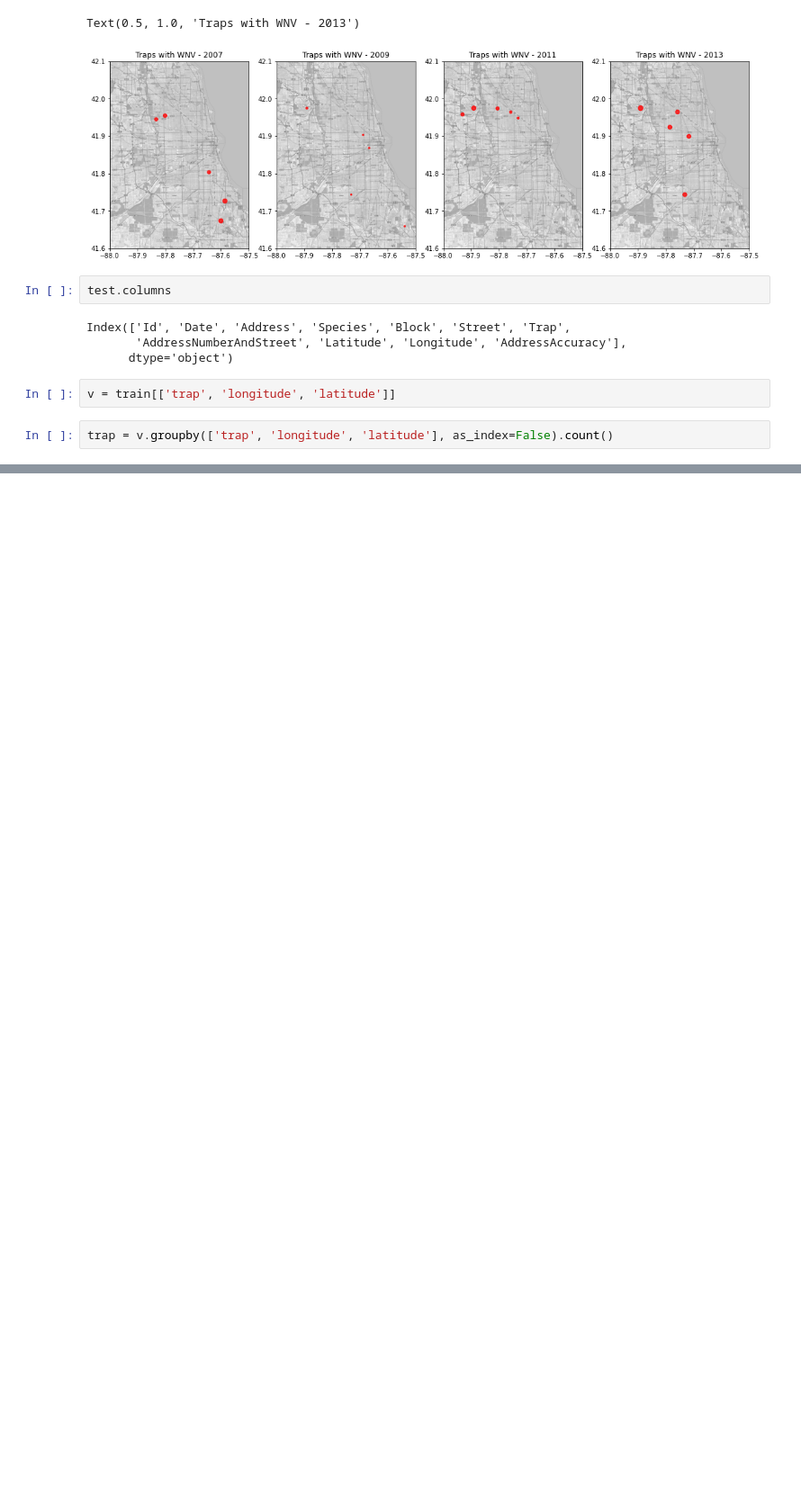
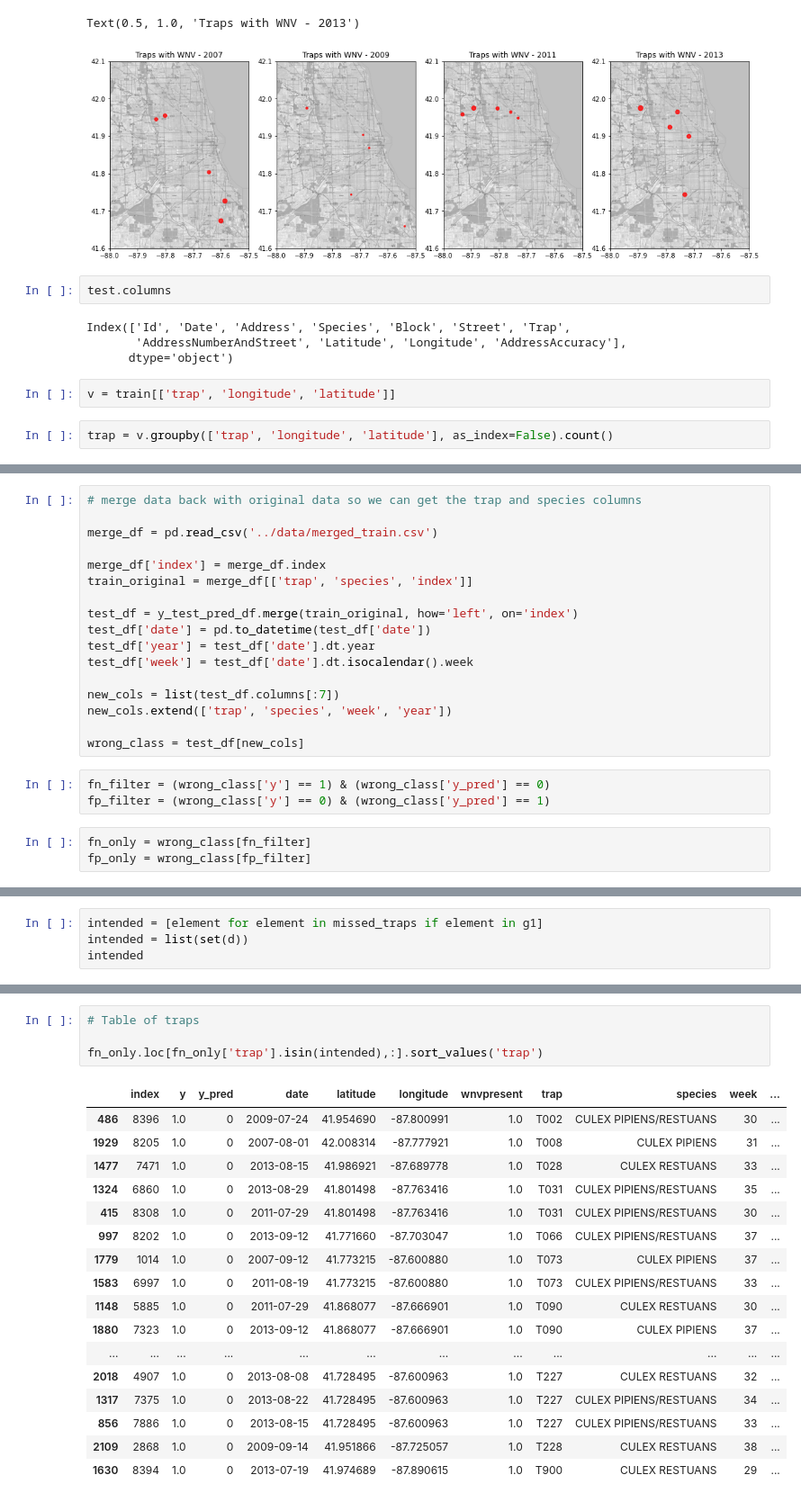
Before and after one commit to msamhz/GA-Project_4, a Jupyter notebook: code/test_data.ipynb, the cells around one changed output, grey strips where cells are left out. Shown at 90% size. Cells and saved outputs as stored; diff of their text form; blank space fills up the shorter version.

```diff
--- a/code/test_data.ipynb
+++ b/code/test_data.ipynb
@@ -682,0 +812,23 @@ trap = v.groupby(['trap', 'longitude', 'latitude'], as_index=False).count()
+# %%
+# merge data back with original data so we can get the trap and species columns
+
+merge_df = pd.read_csv('../data/merged_train.csv')
+
+merge_df['index'] = merge_df.index
+train_original = merge_df[['trap', 'species', 'index']]
+
+test_df = y_test_pred_df.merge(train_original, how='left', on='index')
+test_df['date'] = pd.to_datetime(test_df['date'])
+test_df['year'] = test_df['date'].dt.year
+test_df['week'] = test_df['date'].dt.isocalendar().week
+
+new_cols = list(test_df.columns[:7])
+new_cols.extend(['trap', 'species', 'week', 'year'])
+
+wrong_class = test_df[new_cols]
+# %%
+fn_filter = (wrong_class['y'] == 1) & (wrong_class['y_pred'] == 0)
+fp_filter = (wrong_class['y'] == 0) & (wrong_class['y_pred'] == 1)
+# %%
+fn_only = wrong_class[fn_filter]
+fp_only = wrong_class[fp_filter]
@@ -682,0 +971,4 @@ trap = v.groupby(['trap', 'longitude', 'latitude'], as_index=False).count()
+# %%
+intended = [element for element in missed_traps if element in g1]
+intended = list(set(d))
+intended
@@ -682,0 +990,22 @@ trap = v.groupby(['trap', 'longitude', 'latitude'], as_index=False).count()
+# %%
+# Table of traps
+
+fn_only.loc[fn_only['trap'].isin(intended),:].sort_values('trap')
+# %% [output]
+|  | index | y | y_pred | date | latitude | longitude | wnvpresent | trap | species | week | ... |
+| 486 | 8396 | 1.0 | 0 | 2009-07-24 | 41.954690 | -87.800991 | 1.0 | T002 | CULEX PIPIENS/RESTUANS | 30 | ... |
+| 1929 | 8205 | 1.0 | 0 | 2007-08-01 | 42.008314 | -87.777921 | 1.0 | T008 | CULEX PIPIENS | 31 | ... |
+| 1477 | 7471 | 1.0 | 0 | 2013-08-15 | 41.986921 | -87.689778 | 1.0 | T028 | CULEX RESTUANS | 33 | ... |
+| 1324 | 6860 | 1.0 | 0 | 2013-08-29 | 41.801498 | -87.763416 | 1.0 | T031 | CULEX PIPIENS/RESTUANS | 35 | ... |
+| 415 | 8308 | 1.0 | 0 | 2011-07-29 | 41.801498 | -87.763416 | 1.0 | T031 | CULEX PIPIENS/RESTUANS | 30 | ... |
+| 997 | 8202 | 1.0 | 0 | 2013-09-12 | 41.771660 | -87.703047 | 1.0 | T066 | CULEX PIPIENS/RESTUANS | 37 | ... |
+| 1779 | 1014 | 1.0 | 0 | 2007-09-12 | 41.773215 | -87.600880 | 1.0 | T073 | CULEX PIPIENS | 37 | ... |
+| 1583 | 6997 | 1.0 | 0 | 2011-08-19 | 41.773215 | -87.600880 | 1.0 | T073 | CULEX PIPIENS/RESTUANS | 33 | ... |
+| 1148 | 5885 | 1.0 | 0 | 2011-07-29 | 41.868077 | -87.666901 | 1.0 | T090 | CULEX RESTUANS | 30 | ... |
+| 1880 | 7323 | 1.0 | 0 | 2013-09-12 | 41.868077 | -87.666901 | 1.0 | T090 | CULEX PIPIENS | 37 | ... |
+| ... | ... | ... | ... | ... | ... | ... | ... | ... | ... | ... | ... |
+| 2018 | 4907 | 1.0 | 0 | 2013-08-08 | 41.728495 | -87.600963 | 1.0 | T227 | CULEX RESTUANS | 32 | ... |
+| 1317 | 7375 | 1.0 | 0 | 2013-08-22 | 41.728495 | -87.600963 | 1.0 | T227 | CULEX PIPIENS/RESTUANS | 34 | ... |
+| 856 | 7886 | 1.0 | 0 | 2013-08-15 | 41.728495 | -87.600963 | 1.0 | T227 | CULEX PIPIENS/RESTUANS | 33 | ... |
+| 2109 | 2868 | 1.0 | 0 | 2009-09-14 | 41.951866 | -87.725057 | 1.0 | T228 | CULEX RESTUANS | 38 | ... |
+| 1630 | 8394 | 1.0 | 0 | 2013-07-19 | 41.974689 | -87.890615 | 1.0 | T900 | CULEX RESTUANS | 29 | ... |
```
Also changed, not shown: parts of 27 cells of this notebook, 8 other files.
